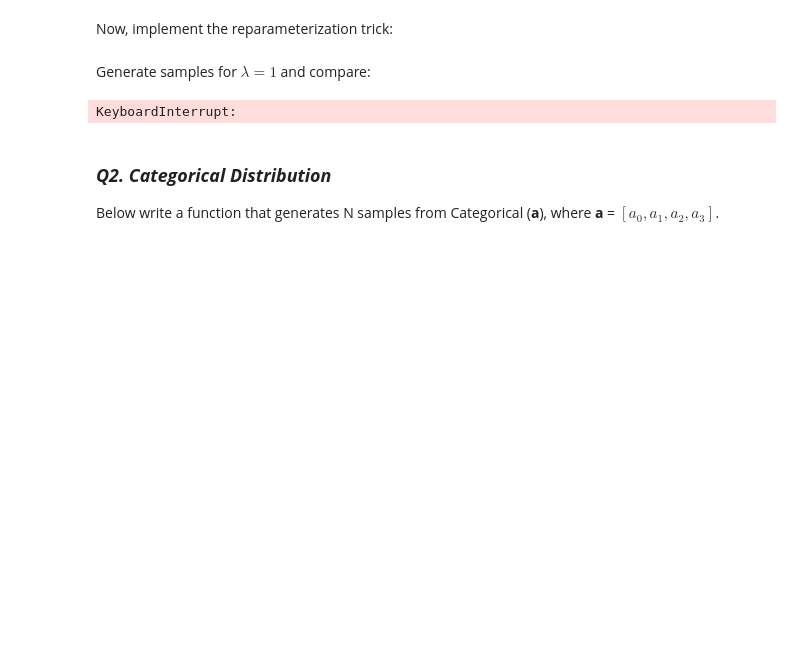
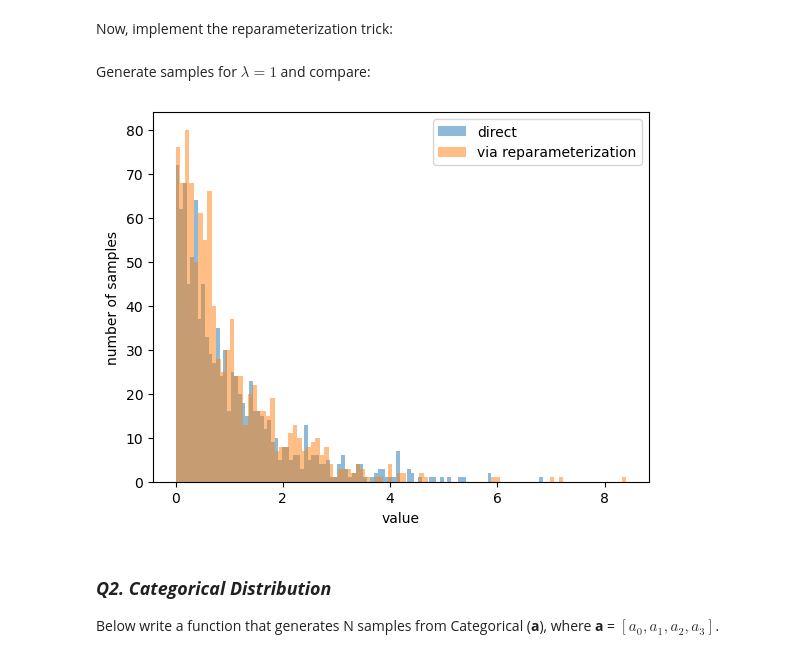
Before and after one commit to ttperr/DD2434-ML-KTH, a Jupyter notebook: Assignment 1/1B/code/1B-Reparameterization.ipynb, the cells around one changed output. Drawn from its saved outputs; the diff is of its cells as text; code cells hidden in the pictures; blank space fills up the shorter version.

```diff
--- a/Assignment 1/1B/code/1B-Reparameterization.ipynb
+++ b/Assignment 1/1B/code/1B-Reparameterization.ipynb
@@ -13,11 +13,11 @@ import matplotlib.pyplot as plt
 def compare_samples (samples_1, samples_2, bins=100, range=None):
   fig = plt.figure()
   if range is not None:
-    plt.hist(samples_1, bins=bins, range=range)
-    plt.hist(samples_2, bins=bins, range=range)
+    plt.hist(samples_1, bins=bins, range=range, alpha=0.5)
+    plt.hist(samples_2, bins=bins, range=range, alpha=0.5)
   else:
-    plt.hist(samples_1, bins=bins)
-    plt.hist(samples_2, bins=bins)
+    plt.hist(samples_1, bins=bins, alpha=0.5)
+    plt.hist(samples_2, bins=bins, alpha=0.5)
   plt.xlabel('value')
   plt.ylabel('number of samples')
   plt.legend(['direct','via reparameterization'])
@@ -28,9 +28,7 @@ Below write a function that generates N samples from $Exp (\lambda)$.
 # %%
 def exp_sampler(l, N):
   # insert your code
-  samples = torch.zeros(N,1)
-  for i in range(N):
-    samples[i] = Exponential(l).sample()
+  samples = Exponential(l).sample((N,))
   return samples # should be N-by-1
 # %% [markdown]
 Now, implement the reparameterization trick:
@@ -38,20 +36,20 @@ Now, implement the reparameterization trick:
 def exp_reparametrize(l,N):
   # this function should return N samples via reparametrization,
   # insert your code
-  samples = torch.zeros(N,1)
-  for i in range(N):
-    samples[i] = l * torch.log(1/torch.rand(1))
+  samples = -1/l *torch.log(1-torch.rand(N,))
   return samples
 # %% [markdown]
 Generate samples for $\lambda = 1$ and compare:
 # %%
 l = 1    #lambda
 N = 1000
 direct_samples = exp_sampler(l, N)
 reparametrized_samples = exp_reparametrize(l, N)
+direct_samples = direct_samples.detach().numpy()
+reparametrized_samples = reparametrized_samples.detach().numpy()
 compare_samples(direct_samples, reparametrized_samples)
 # %% [output]
-KeyboardInterrupt:
+[figure, added]
 # %% [markdown]
 ### ***Q2. Categorical Distribution***
 Below write a function that generates N samples from Categorical (**a**), where **a** = $[a_0, a_1, a_2, a_3]$.
```
Also changed, not shown: parts of 4 cells of this notebook, 2 other files.
